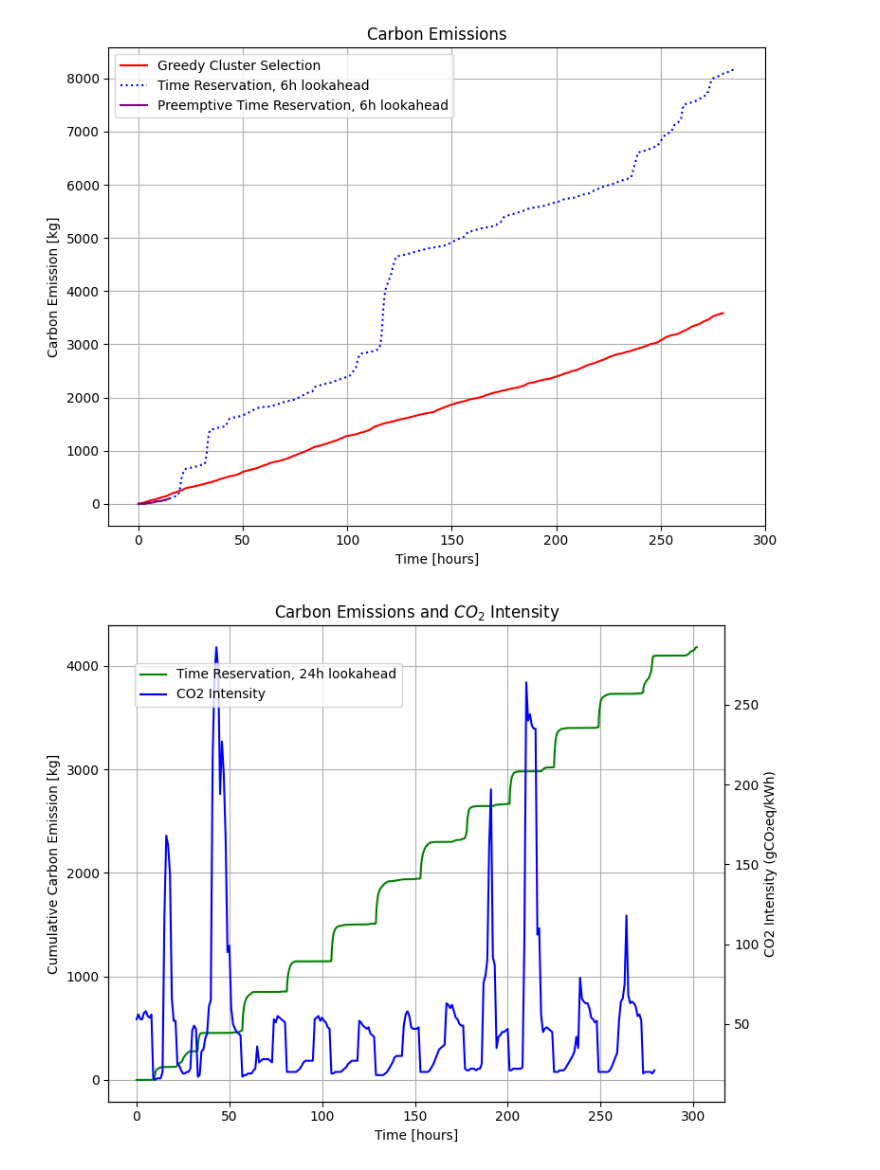
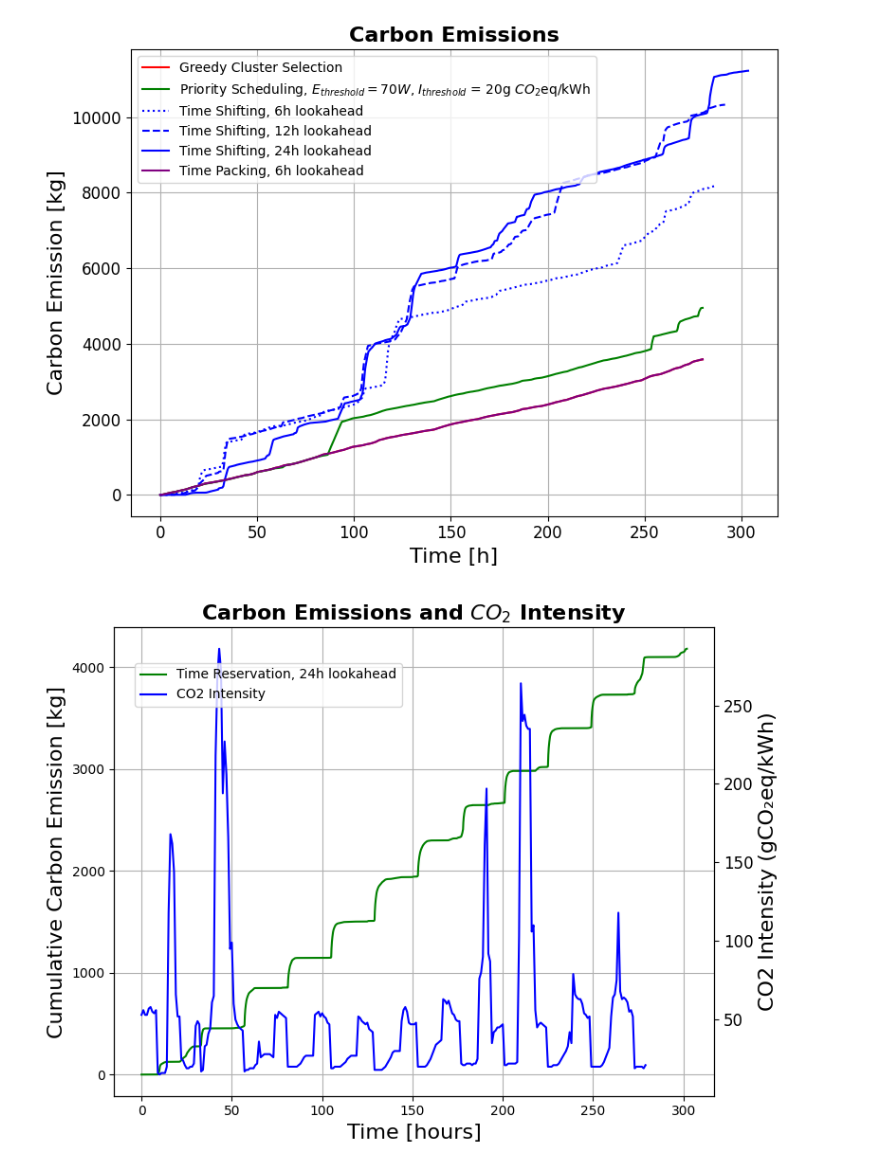
Before and after one commit to johankristianss/carbonsim, a Jupyter notebook: notebooks/AlgComparisonSmall.ipynb, the cells around one changed output. Saved outputs shown, nothing was run; the diff lists cells and outputs as text; code cells hidden in the pictures.

```diff
--- a/notebooks/AlgComparisonSmall.ipynb
+++ b/notebooks/AlgComparisonSmall.ipynb
@@ -13,9 +13,9 @@ greedy_df_emission = pd.read_csv(dir + '/greedy/scheduler.csv')
 greedy_df_emission['hours'] = greedy_df_emission['tick'] / 3600
 greedy_df_emission['cumulative_emission'] = greedy_df_emission['cumulative_emission']
 
-greedy_binpack_df_emission = pd.read_csv(dir + '/greedy_binpack/scheduler.csv')
-greedy_binpack_df_emission['hours'] = greedy_binpack_df_emission['tick'] / 3600
-greedy_binpack_df_emission['cumulative_emission'] = greedy_binpack_df_emission['cumulative_emission']
+priority_df_emission = pd.read_csv(dir + '/priority/scheduler.csv')
+priority_df_emission['hours'] = priority_df_emission['tick'] / 3600
+priority_df_emission['cumulative_emission'] = priority_df_emission['cumulative_emission']
 
 reservation_6h_df_emission = pd.read_csv(dir + '/reservation_6/scheduler.csv')
 reservation_6h_df_emission['hours'] = reservation_6h_df_emission['tick'] / 3600
@@ -33,49 +33,48 @@ reservation_pre_df_emission = pd.read_csv(dir + '/reservation_pre/scheduler.csv'
 reservation_pre_df_emission['hours'] = reservation_pre_df_emission['tick'] / 3600
 reservation_pre_df_emission['cumulative_emission'] = reservation_pre_df_emission['cumulative_emission']
 
-
 # Create the plot
 fig, ax1 = plt.subplots(figsize=(8, 6))
 
 # Plot cumulative emissions on the primary y-ais
 #ax1.plot(random_df_emission['hours'], random_df_emission['cumulative_emission'], label='Random', color='blue')
 
 ax1.plot(greedy_df_emission['hours'], greedy_df_emission['cumulative_emission'], label='Greedy Cluster Selection', color='red')
-#ax1.plot(greedy_binpack_df_emission['hours'], greedy_binpack_df_emission['cumulative_emission'], label=r'Priority Scheduling, $E_{threshold} = 70W$, $I_{threshold}$ = 20g $CO_{2}$eq/kWh', color='green')
-ax1.plot(reservation_6h_df_emission['hours'], reservation_6h_df_emission['cumulative_emission'], label='Time Reservation, 6h lookahead', color='blue', linestyle='dotted')
-#ax1.plot(reservation_12h_df_emission['hours'], reservation_12h_df_emission['cumulative_emission'], label='Time Reservation, 12h lookahead', color='blue', linestyle='dashed')
-#ax1.plot(reservation_24h_df_emission['hours'], reservation_24h_df_emission['cumulative_emission'], label='Time Reservation, 24h lookahead', color='blue', linestyle='solid')
-ax1.plot(reservation_pre_df_emission['hours'], reservation_pre_df_emission['cumulative_emission'], label='Preemptive Time Reservation, 6h lookahead', color='purple', linestyle='solid')
+ax1.plot(priority_df_emission['hours'], priority_df_emission['cumulative_emission'], label=r'Priority Scheduling, $E_{threshold} = 70W$, $I_{threshold}$ = 20g $CO_{2}$eq/kWh', color='green')
+ax1.plot(reservation_6h_df_emission['hours'], reservation_6h_df_emission['cumulative_emission'], label='Time Shifting, 6h lookahead', color='blue', linestyle='dotted')
+ax1.plot(reservation_12h_df_emission['hours'], reservation_12h_df_emission['cumulative_emission'], label='Time Shifting, 12h lookahead', color='blue', linestyle='dashed')
+ax1.plot(reservation_24h_df_emission['hours'], reservation_24h_df_emission['cumulative_emission'], label='Time Shifting, 24h lookahead', color='blue', linestyle='solid')
+ax1.plot(reservation_pre_df_emission['hours'], reservation_pre_df_emission['cumulative_emission'], label='Time Packing, 6h lookahead', color='purple', linestyle='solid')
 
-ax1.set_xlabel('Time [hours]')
-ax1.set_ylabel('Carbon Emission [kg]', color='black')
+ax1.set_xlabel('Time [h]', fontsize=16)
+ax1.set_ylabel('Carbon Emission [kg]', color='black', fontsize=16)
 ax1.tick_params(axis='y', labelcolor='black')
 
 # Add legends for both axes
 #fig.legend(loc='upper left', bbox_to_anchor=(0.1, 0.9))
 #fig.legend(loc='upper left', bbox_to_anchor=(0.15, 0.85))
 plt.legend(loc='upper left')
 ax1.grid(True)
 
 #plt.xlim(0, 40)
-#plt.ylim(0, 40)
+#plt.ylim(0, 300)
 
 #plt.xlim(0, 1)
 
 # Add a title
-plt.title('Carbon Emissions')
+plt.title('Carbon Emissions', fontsize=16, fontweight='bold')
+plt.xticks(fontsize=12)
+plt.yticks(fontsize=12)
 
-output_image_path = os.path.join("experiment1.png")
+output_image_path = os.path.join("experiment2.png")
 plt.savefig(output_image_path, dpi=300, bbox_inches='tight')
 
 # Show the plot
 plt.tight_layout()
 #plt.yscale('log')
 plt.show()
-
-# 307 hours total run time greedy binpack, and 295 hours greedy
 # %% [output]
-[figure, old version]
+[figure, new version]
 # %%
 import pandas as pd
 import matplotlib.pyplot as plt
@@ -83,25 +82,7 @@ import os
 
 # Load emissions data
 dir = "../results/100_single"
-random_df_emission = pd.read_csv(dir + '/random/scheduler.csv')
-random_df_emission['hours'] = random_df_emission['tick'] / 3600
-random_df_emission['cumulative_emission'] = random_df_emission['cumulative_emission']
 
-greedy_df_emission = pd.read_csv(dir + '/greedy/scheduler.csv')
-greedy_df_emission['hours'] = greedy_df_emission['tick'] / 3600
-greedy_df_emission['cumulative_emission'] = greedy_df_emission['cumulative_emission']
-
-greedy_binpack_df_emission = pd.read_csv(dir + '/greedy_binpack/scheduler.csv')
-greedy_binpack_df_emission['hours'] = greedy_binpack_df_emission['tick'] / 3600
-greedy_binpack_df_emission['cumulative_emission'] = greedy_binpack_df_emission['cumulative_emission']
-
-delay_150_df_emission = pd.read_csv(dir + '/delay_150/scheduler.csv')
-delay_150_df_emission['hours'] = delay_150_df_emission['tick'] / 3600
-delay_150_df_emission['cumulative_emission'] = delay_150_df_emission['cumulative_emission']
-
-delay_80_df_emission = pd.read_csv(dir + '/delay_80/scheduler.csv')
-delay_80_df_emission['hours'] = delay_80_df_emission['tick'] / 3600
-delay_80_df_emission['cumulative_emission'] = delay_80_df_emission['cumulative_emission']
 
 reservation_24h_df_emission = pd.read_csv(dir + '/reservation_24/scheduler.csv')
 reservation_24h_df_emission['hours'] = reservation_24h_df_emission['tick'] / 3600
@@ -124,22 +105,16 @@ carbon_df = carbon_df[carbon_df['hours'] <= end_time]
 # Plot combined data
 fig, ax1 = plt.subplots(figsize=(8, 6))
 
-# Plot cumulative emissions
-#ax1.plot(greedy_df_emission['hours'], greedy_df_emission['cumulative_emission'], label='Greedy Cluster Selection', color='red')
-#ax1.plot(greedy_binpack_df_emission['hours'], greedy_binpack_df_emission['cumulative_emission'], label=r'Priority Scheduling, $E_{threshold} = 70W$, $I_{threshold}$ = 20 gCO₂eq/kWh', color='green')
-#ax1.plot(delay_80_df_emission['hours'], delay_80_df_emission['cumulative_emission'], label='Delayed Scheduling, 24h lookahead, $E_{threshold}$ = 80W', color='darkviolet', linestyle='solid')
-#ax1.plot(delay_150_df_emission['hours'], delay_150_df_emission['cumulative_emission'], label='Delayed Scheduling, 24h lookahead, $E_{threshold}$ = 150W', color='darkviolet', linestyle='dashed')
-#ax1.plot(reservation_6h_df_emission['hours'], reservation_6h_df_emission['cumulative_emission'], label='Time Reservation, 6h lookahead', color='green', linestyle='dashed')
 ax1.plot(reservation_24h_df_emission['hours'], reservation_24h_df_emission['cumulative_emission'], label='Time Reservation, 24h lookahead', color='green', linestyle='solid')
 
-ax1.set_xlabel('Time [hours]')
-ax1.set_ylabel('Cumulative Carbon Emission [kg]', color='black')
+ax1.set_xlabel('Time [hours]', fontsize=16)
+ax1.set_ylabel('Cumulative Carbon Emission [kg]', color='black', fontsize=16)
 ax1.tick_params(axis='y', labelcolor='black')
 
 # Plot carbon intensity on a secondary axis
 ax2 = ax1.twinx()
-ax2.plot(carbon_df['hours'], carbon_df['carbonIntensity'], linestyle='solid', color='blue', label='CO2 Intensity')
-ax2.set_ylabel('CO2 Intensity (gCO₂eq/kWh)', color='black')
+ax2.plot(carbon_df['hours'], carbon_df['carbonIntensity'], linestyle='solid', color='blue', label='CO2 Intensity' )
+ax2.set_ylabel('CO2 Intensity (gCO₂eq/kWh)', color='black', fontsize=16)
 ax2.tick_params(axis='y', labelcolor='black')
 
 # Add legends
@@ -149,7 +124,9 @@ fig.legend(loc='upper left', bbox_to_anchor=(0.125, 0.88))
 ax1.grid(True)
 
 # Add a title
-plt.title('Carbon Emissions and $CO_{2}$ Intensity')
+plt.title('Carbon Emissions and $CO_{2}$ Intensity', fontsize=16, fontweight='bold')
+plt.xticks(fontsize=12)
+plt.yticks(fontsize=12)
 
 output_image_path = os.path.join("time_reservation_and_coi.png")
 plt.savefig(output_image_path, dpi=300, bbox_inches='tight')
@@ -158,4 +135,4 @@ plt.savefig(output_image_path, dpi=300, bbox_inches='tight')
 plt.tight_layout()
 plt.show()
 # %% [output]
-[figure, old version]
+[figure, new version]
```
Also changed, not shown: 7 other files.
